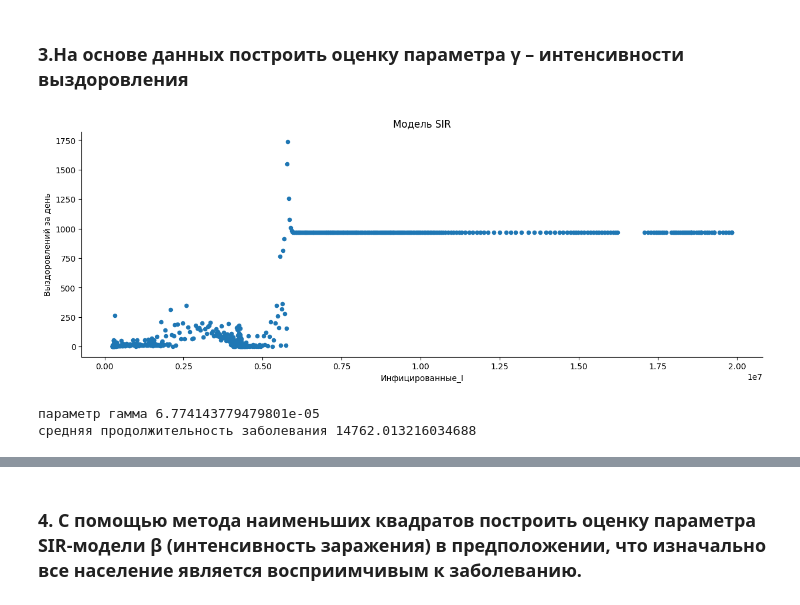
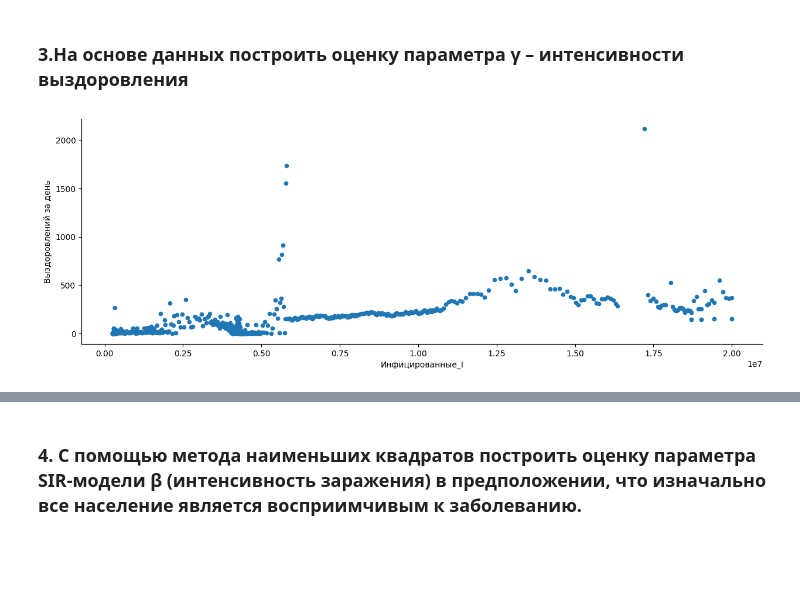
Before and after one commit to Artemiadze/Data-Science-in-Medicine, a Jupyter notebook: SIR-model/Vlasov_Artyom_SIR_Model.ipynb, the cells around one changed output, grey strips where cells are left out. Drawn from its saved outputs; the diff is of its cells as text; code cells hidden in the pictures; blank space fills up the shorter version.

```diff
--- a/SIR-model/Vlasov_Artyom_SIR_Model.ipynb
+++ b/SIR-model/Vlasov_Artyom_SIR_Model.ipynb
@@ -147,0 +83,5 @@ df.tail(20)
+# %%
+from sklearn.linear_model import LinearRegression
+
+model = LinearRegression()
+model.fit(X, y)
@@ -147,0 +90,12 @@ df.tail(20)
+# %%
+data_missing = df.iloc[380:].copy()
+
+# Предсказываем выздоровления за день на основе заражений за день
+X_missing = data_missing[['index', 'Заражений за день', 'Тестов за день']].values
+predicted_recoveries = model.predict(X_missing)
+
+# Округляем предсказания, так как выздоровления — целые числа
+predicted_recoveries = np.round(predicted_recoveries).astype(int)
+
+# Заполняем пропуски в исходном датафрейме
+df.loc[380:, 'Выздоровлений за день'] = predicted_recoveries
@@ -199,7 +169,6 @@ df
 df.drop(columns=['Страна'], inplace=True)
 df.drop(columns=['Тестов'], inplace=True)
 df.drop(columns=['Тестов за день'], inplace=True)
-df.drop(columns=['Смертей за день'], inplace=True)
-# df.drop(columns=['index'], inplace=True)
+df.drop(columns=['index'], inplace=True)
 df.head()
 # %% [output]
@@ -225,9 +194,15 @@ df.head()
 # %% [markdown]
 ### 2. Выполнить нормировку данных на 100 тыс. населения
 # %%
-pop = df['Население страны'].iloc[0]
-df['Инфицированные на 100 тыс.'] = df['Инфицированные_I'] * 100000 / pop
-df['Заражений на 100 тыс.'] = df['Заражений'] * 100000 / pop
+population = df['Население страны'].iloc[0]
+
+# Нормировка данных на 100k населения
+df['Заражений_норм'] = (df['Заражений'] / population) * 100000
+df['Выздоровлений_норм'] = (df['Выздоровлений'] / population) * 100000
+df['Смертей_норм'] = (df['Смертей'] / population) * 100000
+df['Заражений_за_день_норм'] = (df['Заражений за день'] / population) * 100000
+df['Выздоровлений_за_день_норм'] = (df['Выздоровлений за день'] / population) * 100000
+df['I_норм'] = (df['Инфицированные_I'] / population) * 100000
 # %%
 df.head()
 # %% [output]
@@ -240,16 +215,9 @@ df.head()
 # %% [markdown]
 ### 3.На основе данных построить оценку параметра γ – интенсивности выздоровления
 # %%
-df.plot(kind='scatter', x='Инфицированные_I', y='Выздоровлений за день',figsize=(15, 5), title='Модель SIR')
+df.plot(kind='scatter', x='Инфицированные_I', y='Выздоровлений за день',figsize=(15, 5))
 ax = plt.gca()
 ax.spines['top'].set_visible(False)
 ax.spines['right'].set_visible(False)
 # %% [output]
-[figure, old version]
+[figure, new version]
-# %%
-gamma = sum(df['Выздоровлений за день'] *df['Инфицированные_I'] / sum(df['Инфицированные_I'] * df['Инфицированные_I']))
-print('параметр гамма', gamma)
-print('средняя продолжительность заболевания', 1/gamma)
-# %% [output]
-параметр гамма 6.774143779479801e-05
-средняя продолжительность заболевания 14762.013216034688
```
Also changed, not shown: parts of 34 cells of this notebook.
